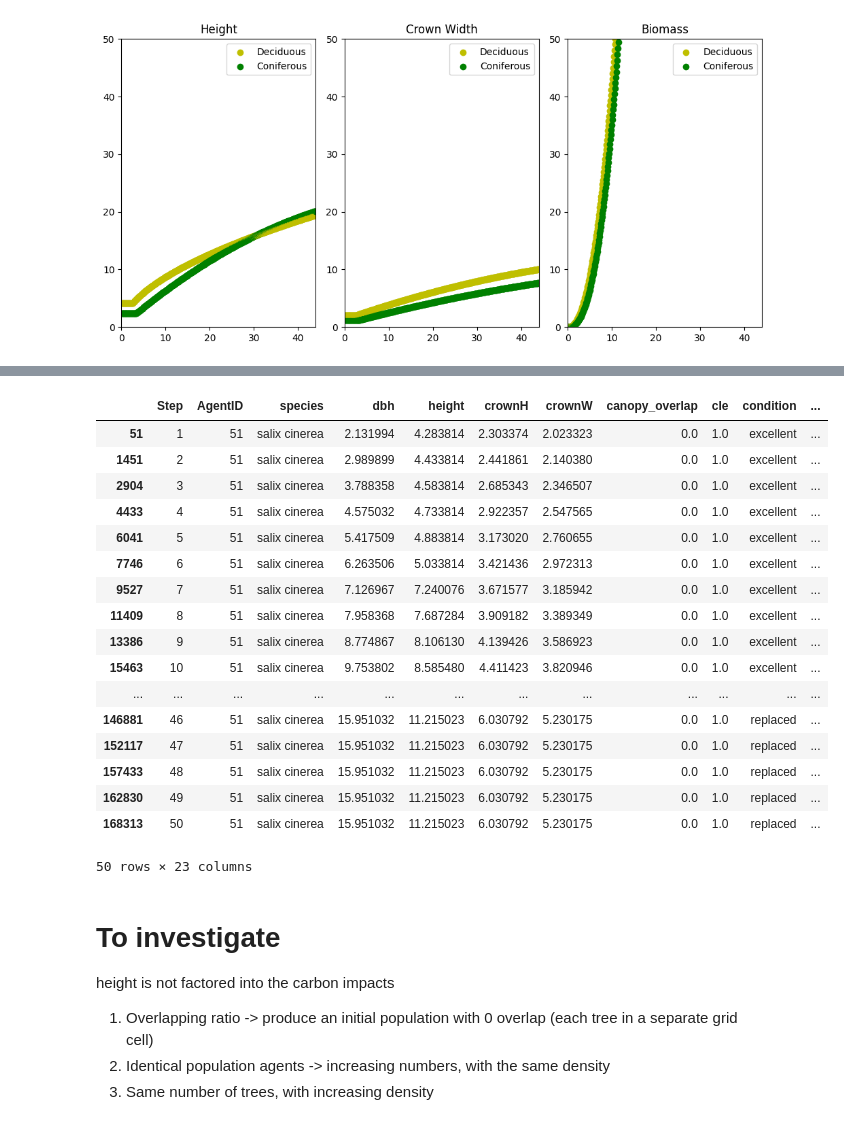
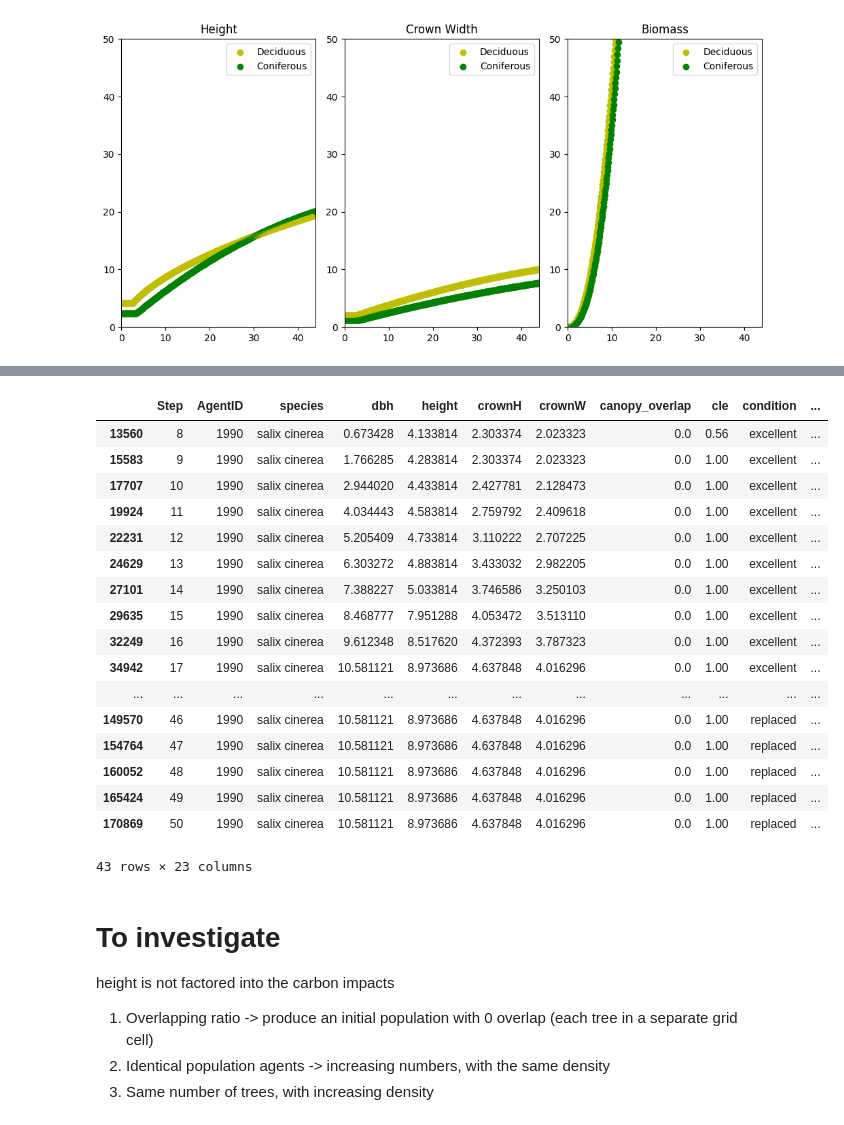
Before and after one commit to lucidmindsai/gus, a Jupyter notebook: notebooks/sugi/barking.ipynb, the cells around one changed output, grey strips where cells are left out. Saved outputs shown, nothing was run; the diff lists cells and outputs as text; code cells hidden in the pictures.

```diff
--- a/notebooks/sugi/barking.ipynb
+++ b/notebooks/sugi/barking.ipynb
@@ -360,14 +392,18 @@ for site in sites:
 # %%
-# TODO
-from pygus import Urban, SiteConfig, ScenarioConfig, WeatherConfig
+site_config_a = SiteConfig(
+    total_m2=100,
+    impervious_m2=0,
+    pervious_m2=100,
+    weather=WeatherConfig(
+        growth_season_mean=155,
+        growth_season_var=7,
+    ),
+    tree_density_per_ha=5,
+    project_site_type="park",
+    light_loss_multiplier = 0
+)
 
-df = sites[1]["df"]
-print(df.head())
-
-
-
-# SITE
-site_config = SiteConfig(
+site_config_b = SiteConfig(
     total_m2=1000,
     impervious_m2=0,
     pervious_m2=1000,
@@ -377,6 +413,7 @@ site_config = SiteConfig(
     ),
     tree_density_per_ha=5,
     project_site_type="park",
+    light_loss_multiplier = 0.75
 )
 
 # SCENARIO
@@ -385,12 +422,3 @@ scenario_config = ScenarioConfig(
     is_crownsunexposure_fixed=1,
     time_horizon_years=50,
 )
-
-# Initialise the model environment
-urban = Urban(
-    population=df,
-    species_allometrics=species_allometrics,
-    site_config=site_config,
-    scenario=scenario_config,
-)
-urban.run()
@@ -431,0 +425,10 @@ Found prunus virginiana to be the best match for the input Viburnum opulus with
+# %%
+
+#Initialise the model environment
+urban = Miyawaki(
+    population=df_thames,
+    species_allometrics=species_allometrics,
+    site_config=site_config_a,
+    scenario=scenario_config,
+)
+df_urban = urban.run()
@@ -506,25 +561,25 @@ intersection
 # %%
 # agent 51
-agents_df[agents_df["AgentID"] == 51]
+agents_df[agents_df["AgentID"] == 1990]
 # %% [output]
 |  | Step | AgentID | species | dbh | height | crownH | crownW | canopy_overlap | cle | condition | ... |
-| 51 | 1 | 51 | salix cinerea | 2.131994 | 4.283814 | 2.303374 | 2.023323 | 0.0 | 1.0 | excellent | ... |
-| 1451 | 2 | 51 | salix cinerea | 2.989899 | 4.433814 | 2.441861 | 2.140380 | 0.0 | 1.0 | excellent | ... |
-| 2904 | 3 | 51 | salix cinerea | 3.788358 | 4.583814 | 2.685343 | 2.346507 | 0.0 | 1.0 | excellent | ... |
-| 4433 | 4 | 51 | salix cinerea | 4.575032 | 4.733814 | 2.922357 | 2.547565 | 0.0 | 1.0 | excellent | ... |
-| 6041 | 5 | 51 | salix cinerea | 5.417509 | 4.883814 | 3.173020 | 2.760655 | 0.0 | 1.0 | excellent | ... |
-| 7746 | 6 | 51 | salix cinerea | 6.263506 | 5.033814 | 3.421436 | 2.972313 | 0.0 | 1.0 | excellent | ... |
-| 9527 | 7 | 51 | salix cinerea | 7.126967 | 7.240076 | 3.671577 | 3.185942 | 0.0 | 1.0 | excellent | ... |
-| 11409 | 8 | 51 | salix cinerea | 7.958368 | 7.687284 | 3.909182 | 3.389349 | 0.0 | 1.0 | excellent | ... |
-| 13386 | 9 | 51 | salix cinerea | 8.774867 | 8.106130 | 4.139426 | 3.586923 | 0.0 | 1.0 | excellent | ... |
-| 15463 | 10 | 51 | salix cinerea | 9.753802 | 8.585480 | 4.411423 | 3.820946 | 0.0 | 1.0 | excellent | ... |
+| 13560 | 8 | 1990 | salix cinerea | 0.673428 | 4.133814 | 2.303374 | 2.023323 | 0.0 | 0.56 | excellent | ... |
+| 15583 | 9 | 1990 | salix cinerea | 1.766285 | 4.283814 | 2.303374 | 2.023323 | 0.0 | 1.00 | excellent | ... |
+| 17707 | 10 | 1990 | salix cinerea | 2.944020 | 4.433814 | 2.427781 | 2.128473 | 0.0 | 1.00 | excellent | ... |
+| 19924 | 11 | 1990 | salix cinerea | 4.034443 | 4.583814 | 2.759792 | 2.409618 | 0.0 | 1.00 | excellent | ... |
+| 22231 | 12 | 1990 | salix cinerea | 5.205409 | 4.733814 | 3.110222 | 2.707225 | 0.0 | 1.00 | excellent | ... |
+| 24629 | 13 | 1990 | salix cinerea | 6.303272 | 4.883814 | 3.433032 | 2.982205 | 0.0 | 1.00 | excellent | ... |
+| 27101 | 14 | 1990 | salix cinerea | 7.388227 | 5.033814 | 3.746586 | 3.250103 | 0.0 | 1.00 | excellent | ... |
+| 29635 | 15 | 1990 | salix cinerea | 8.468777 | 7.951288 | 4.053472 | 3.513110 | 0.0 | 1.00 | excellent | ... |
+| 32249 | 16 | 1990 | salix cinerea | 9.612348 | 8.517620 | 4.372393 | 3.787323 | 0.0 | 1.00 | excellent | ... |
+| 34942 | 17 | 1990 | salix cinerea | 10.581121 | 8.973686 | 4.637848 | 4.016296 | 0.0 | 1.00 | excellent | ... |
 | ... | ... | ... | ... | ... | ... | ... | ... | ... | ... | ... | ... |
-| 146881 | 46 | 51 | salix cinerea | 15.951032 | 11.215023 | 6.030792 | 5.230175 | 0.0 | 1.0 | replaced | ... |
-| 152117 | 47 | 51 | salix cinerea | 15.951032 | 11.215023 | 6.030792 | 5.230175 | 0.0 | 1.0 | replaced | ... |
-| 157433 | 48 | 51 | salix cinerea | 15.951032 | 11.215023 | 6.030792 | 5.230175 | 0.0 | 1.0 | replaced | ... |
-| 162830 | 49 | 51 | salix cinerea | 15.951032 | 11.215023 | 6.030792 | 5.230175 | 0.0 | 1.0 | replaced | ... |
-| 168313 | 50 | 51 | salix cinerea | 15.951032 | 11.215023 | 6.030792 | 5.230175 | 0.0 | 1.0 | replaced | ... |
+| 149570 | 46 | 1990 | salix cinerea | 10.581121 | 8.973686 | 4.637848 | 4.016296 | 0.0 | 1.00 | replaced | ... |
+| 154764 | 47 | 1990 | salix cinerea | 10.581121 | 8.973686 | 4.637848 | 4.016296 | 0.0 | 1.00 | replaced | ... |
+| 160052 | 48 | 1990 | salix cinerea | 10.581121 | 8.973686 | 4.637848 | 4.016296 | 0.0 | 1.00 | replaced | ... |
+| 165424 | 49 | 1990 | salix cinerea | 10.581121 | 8.973686 | 4.637848 | 4.016296 | 0.0 | 1.00 | replaced | ... |
+| 170869 | 50 | 1990 | salix cinerea | 10.581121 | 8.973686 | 4.637848 | 4.016296 | 0.0 | 1.00 | replaced | ... |
-50 rows × 23 columns
+43 rows × 23 columns
 # %% [markdown]
 # To investigate
 
```
Also changed, not shown: parts of 18 cells of this notebook, 15 other files.
